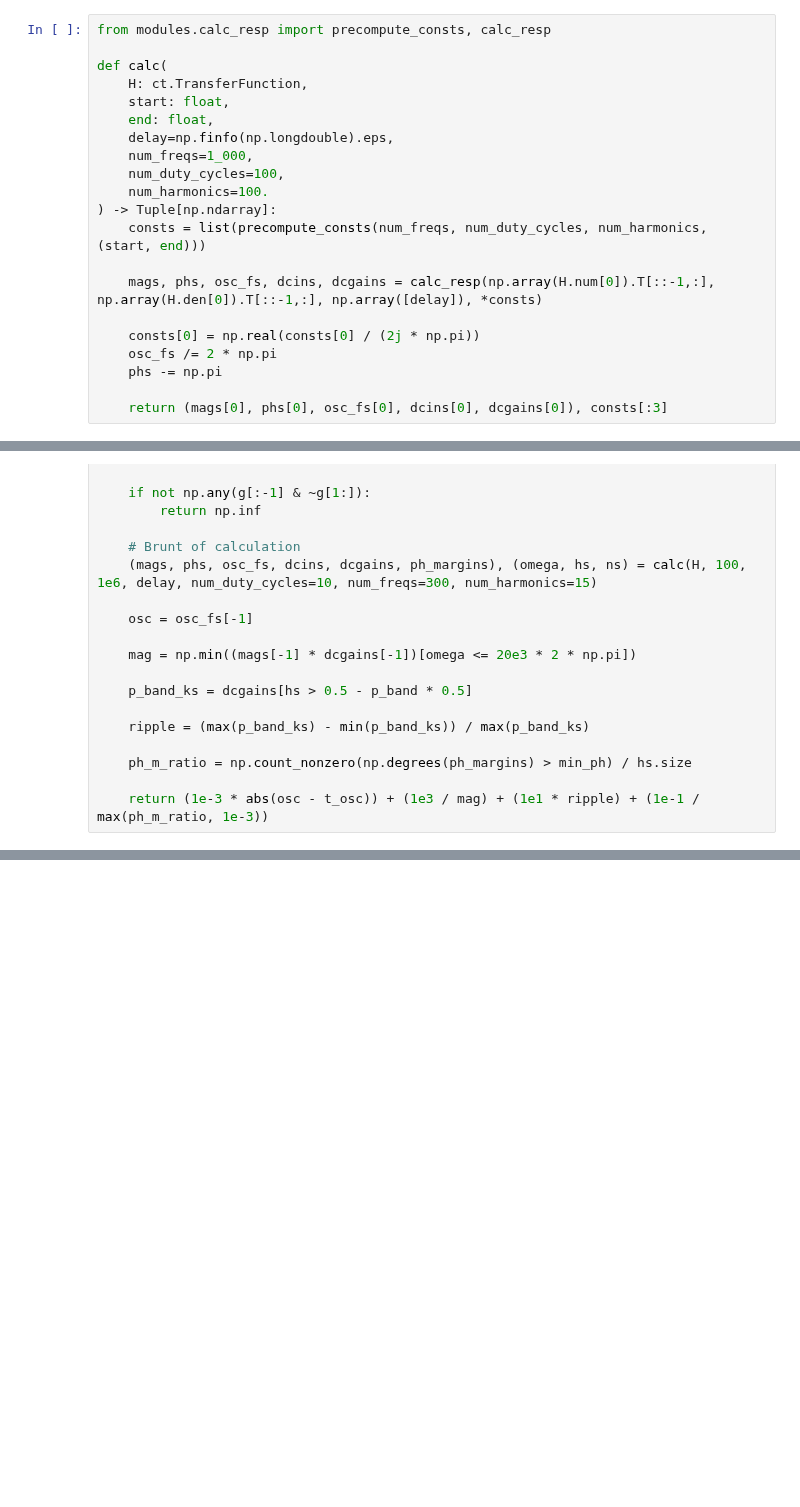
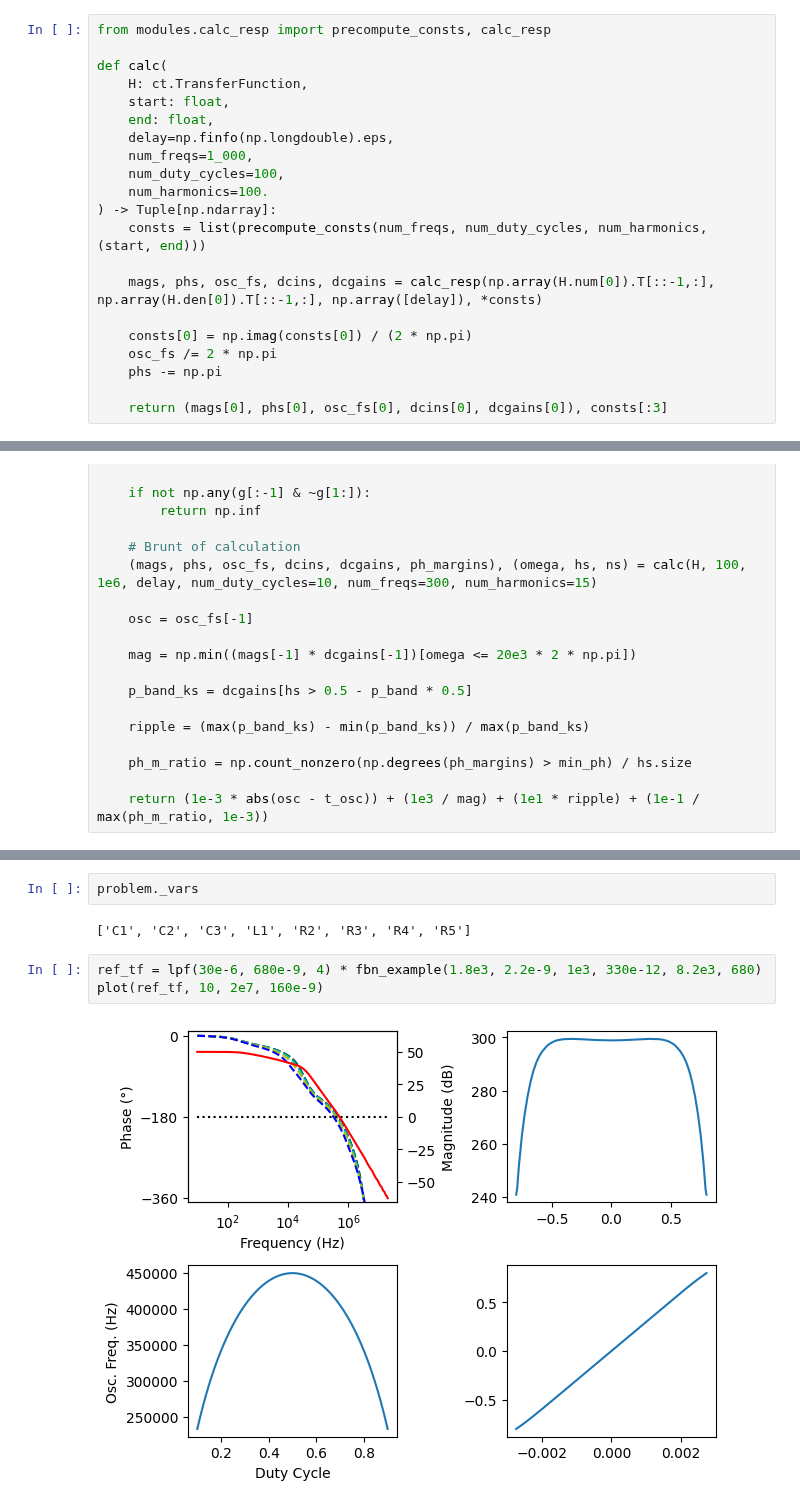
Before and after one commit to aaronlockhartdev/class-d-amp, a Jupyter notebook: loop_analysis/python/main.ipynb, the cells around one changed output, grey strips where cells are left out. Drawn from its saved outputs; the diff is of its cells as text; blank space fills up the shorter version.

```diff
--- a/loop_analysis/python/main.ipynb
+++ b/loop_analysis/python/main.ipynb
@@ -50,7 +50,7 @@ def calc(
 
     mags, phs, osc_fs, dcins, dcgains = calc_resp(np.array(H.num[0]).T[::-1,:], np.array(H.den[0]).T[::-1,:], np.array([delay]), *consts)
 
-    consts[0] = np.real(consts[0] / (2j * np.pi))
+    consts[0] = np.imag(consts[0]) / (2 * np.pi)
     osc_fs /= 2 * np.pi
     phs -= np.pi
 
@@ -297,0 +328,9 @@ plot(
+# %%
+problem._vars
+# %% [output]
+['C1', 'C2', 'C3', 'L1', 'R2', 'R3', 'R4', 'R5']
+# %%
+ref_tf = lpf(30e-6, 680e-9, 4) * fbn_example(1.8e3, 2.2e-9, 1e3, 330e-12, 8.2e3, 680)
+plot(ref_tf, 10, 2e7, 160e-9)
+# %% [output]
+[figure, added]
```
Also changed, not shown: parts of 11 cells of this notebook, 13 other files.
